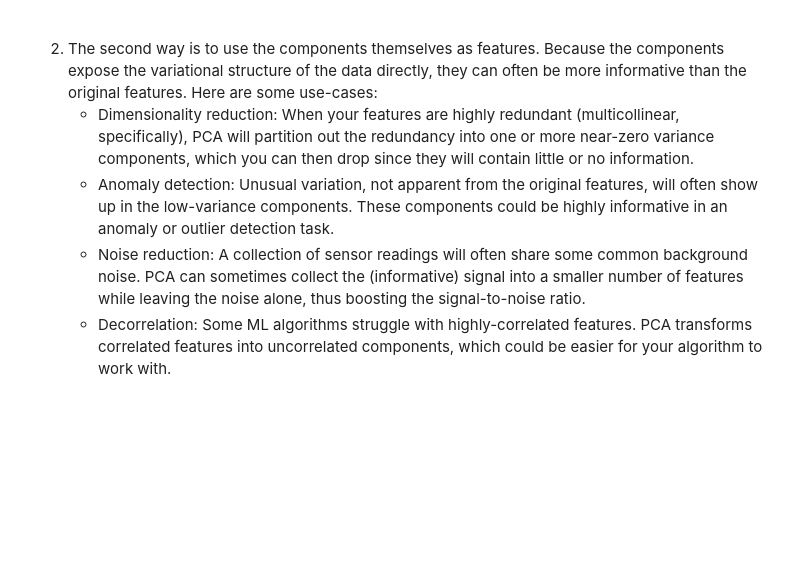
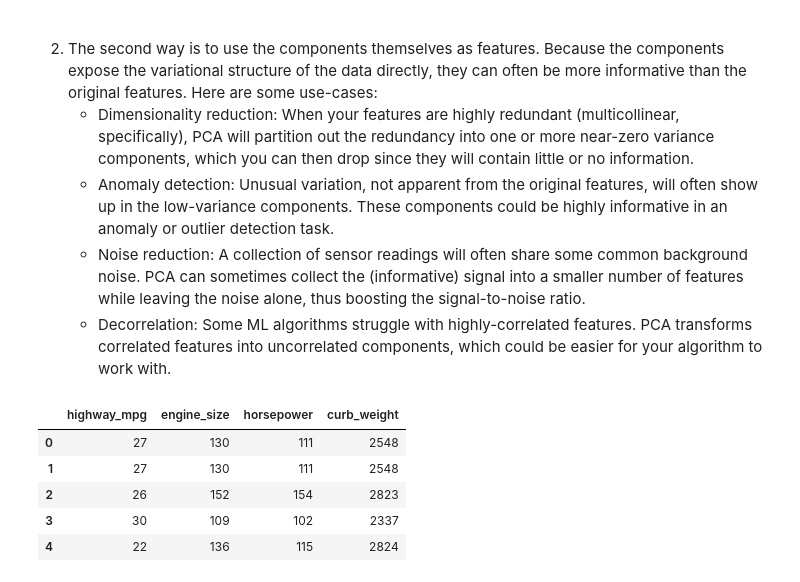
Before and after one commit to Nathanb-ecam/learning-kaggle-courses, a Jupyter notebook: feature_engineering.ipynb, the cells around one changed output. Cells and saved outputs as stored; diff of their text form; code cells hidden in the pictures; blank space fills up the shorter version.

```diff
--- a/feature_engineering.ipynb
+++ b/feature_engineering.ipynb
@@ -78,0 +226,12 @@ There are two ways you could use PCA for feature engineering.<br>
+# %%
+
+features = ["highway_mpg", "engine_size", "horsepower", "curb_weight"]
+X = X.loc[:, features]
+X.head()
+# %% [output]
+|  | highway_mpg | engine_size | horsepower | curb_weight |
+| 0 | 27 | 130 | 111 | 2548 |
+| 1 | 27 | 130 | 111 | 2548 |
+| 2 | 26 | 152 | 154 | 2823 |
+| 3 | 30 | 109 | 102 | 2337 |
+| 4 | 22 | 136 | 115 | 2824 |
```
Also changed, not shown: parts of 20 cells of this notebook, 7 other files.
